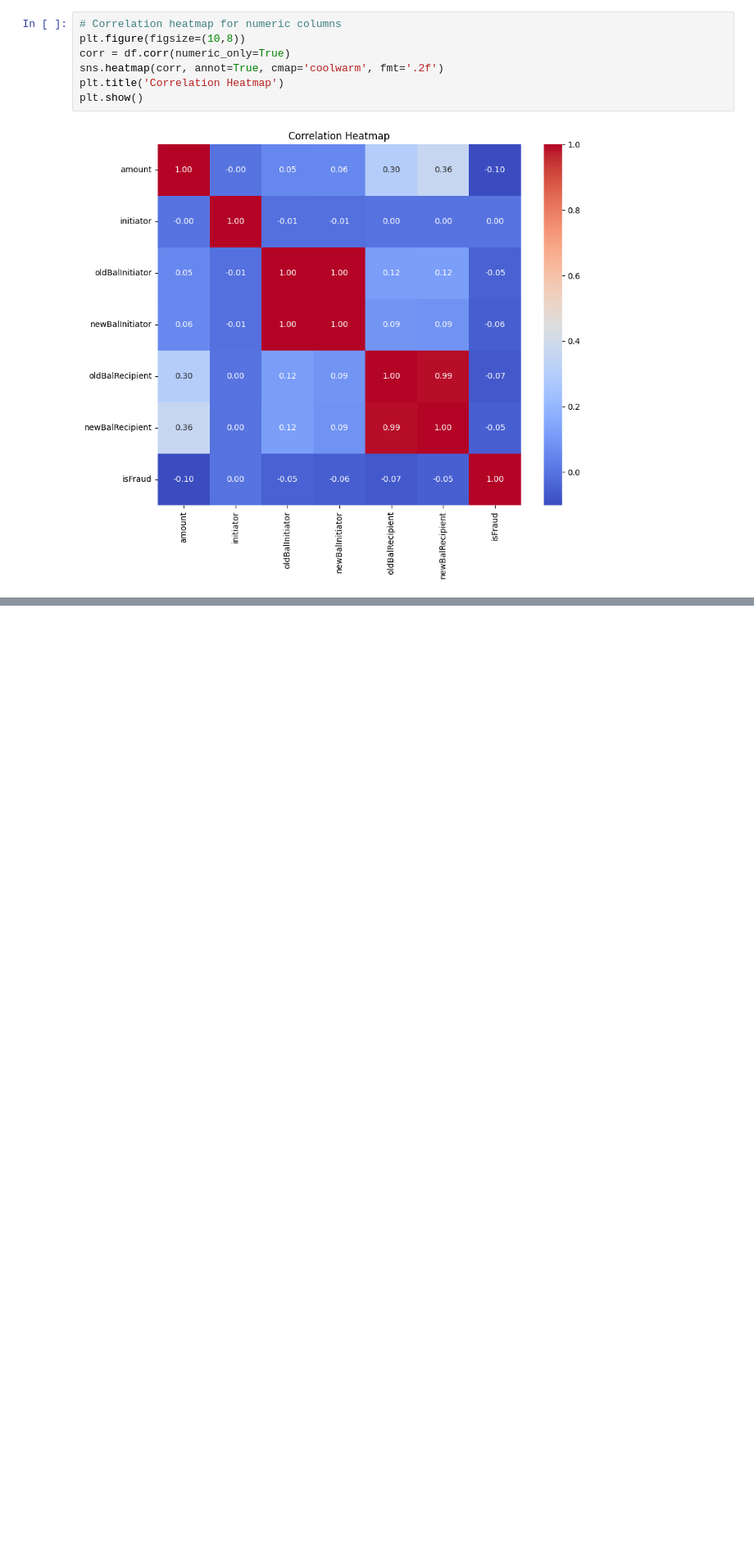
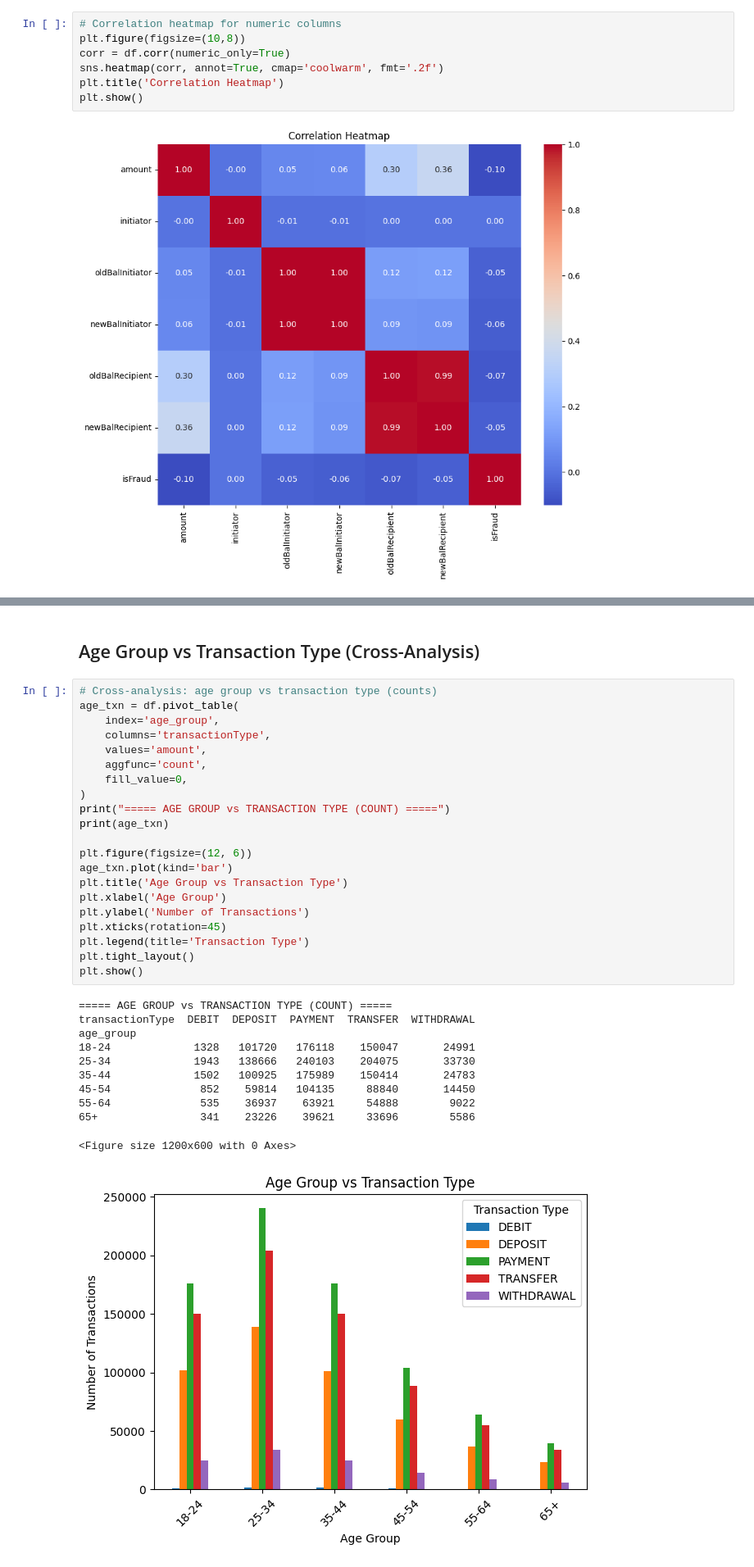
Before and after one commit to Qwodjo/Ghana-mobile-money-insights, a Jupyter notebook: notebooks/EDA_analysis.ipynb, the cells around one changed output, grey strips where cells are left out. Shown: that part at 82% size. Drawn from its saved outputs; the diff is of its cells as text; blank space fills up the shorter version.

```diff
--- a/notebooks/EDA_analysis.ipynb
+++ b/notebooks/EDA_analysis.ipynb
@@ -181,0 +242,35 @@ plt.close()
+# %% [markdown]
+## Age Group vs Transaction Type (Cross-Analysis)
+# %%
+# Cross-analysis: age group vs transaction type (counts)
+age_txn = df.pivot_table(
+    index='age_group',
+    columns='transactionType',
+    values='amount',
+    aggfunc='count',
+    fill_value=0,
+)
+print("===== AGE GROUP vs TRANSACTION TYPE (COUNT) =====")
+print(age_txn)
+
+plt.figure(figsize=(12, 6))
+age_txn.plot(kind='bar')
+plt.title('Age Group vs Transaction Type')
+plt.xlabel('Age Group')
+plt.ylabel('Number of Transactions')
+plt.xticks(rotation=45)
+plt.legend(title='Transaction Type')
+plt.tight_layout()
+plt.show()
+# %% [output]
+===== AGE GROUP vs TRANSACTION TYPE (COUNT) =====
+transactionType  DEBIT  DEPOSIT  PAYMENT  TRANSFER  WITHDRAWAL
+age_group
+18-24             1328   101720   176118    150047       24991
+25-34             1943   138666   240103    204075       33730
+35-44             1502   100925   175989    150414       24783
+45-54              852    59814   104135     88840       14450
+55-64              535    36937    63921     54888        9022
+65+                341    23226    39621     33696        5586
+<Figure size 1200x600 with 0 Axes>
+[figure, added]
```
Also changed, not shown: parts of 14 cells of this notebook, 19 other files.
